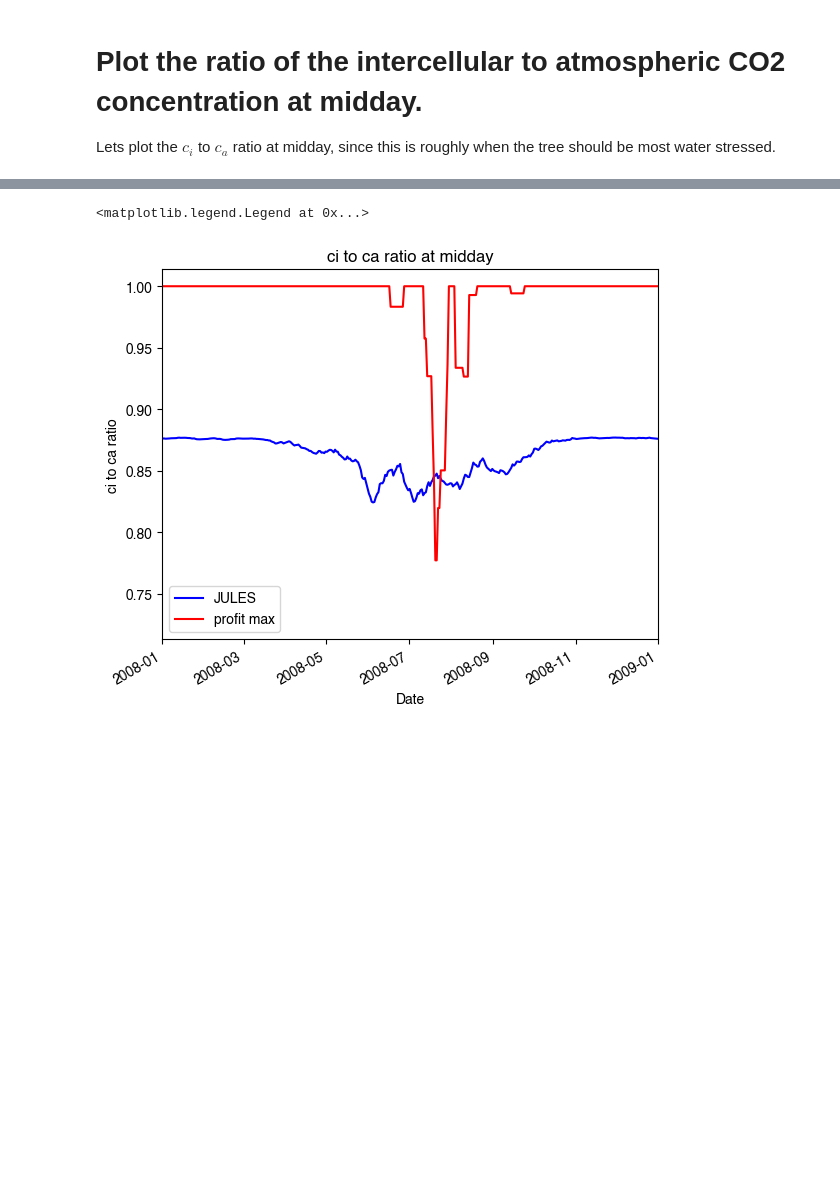
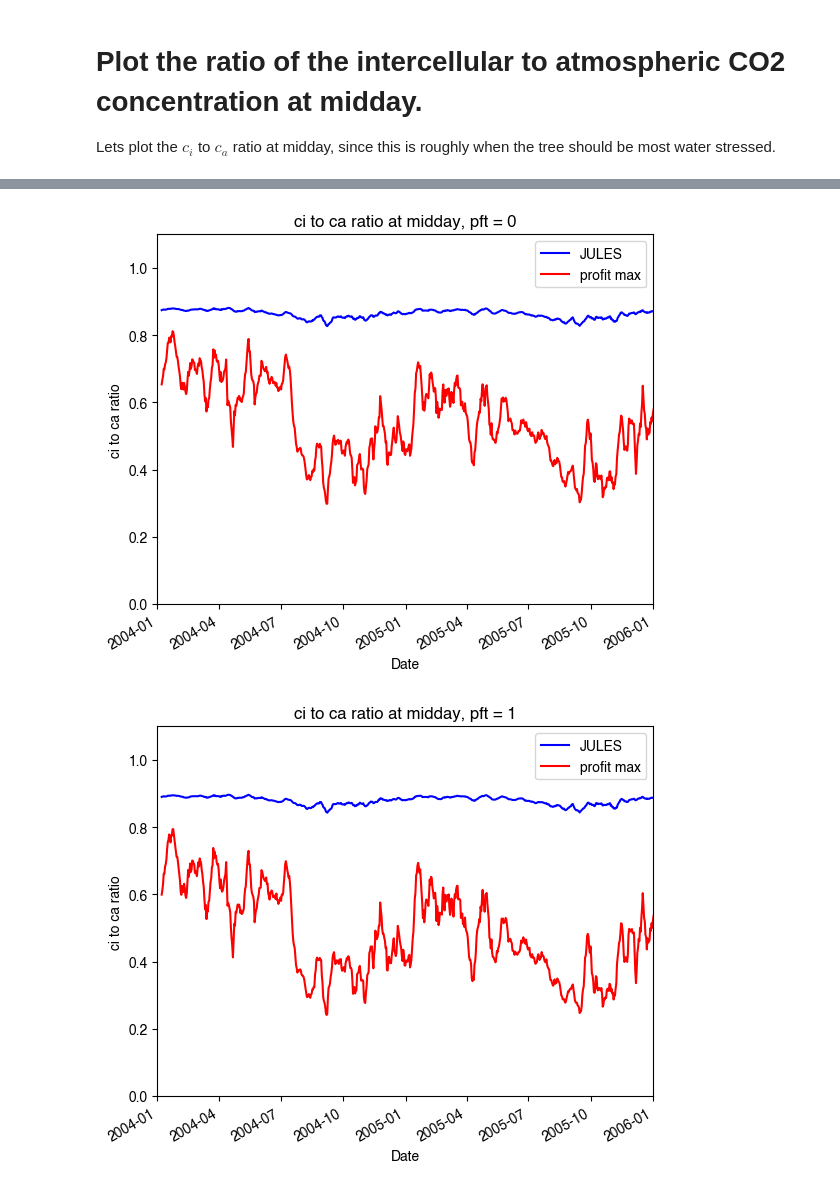
Before and after one commit to CaleBaguley/JULES-plotting-and-analysis-code, a Jupyter notebook: notebooks/File load and plot test.ipynb, the cells around one changed output, grey strips where cells are left out. Saved outputs shown, nothing was run; the diff lists cells and outputs as text; code cells hidden in the pictures; blank space fills up the shorter version.

```diff
--- a/notebooks/File load and plot test.ipynb
+++ b/notebooks/File load and plot test.ipynb
@@ -19,11 +19,20 @@ from datetime import datetime, date
 File details.
 # %%
 folder = "~/Desktop/JULES/data/data_runs/stomatal_optimisation_runs/testing/"
-file_name = "FI_Lom-fsmc_comp.H.nc"
-file_name_2 = "24_03_13_16_49_FI_Lom-JULES_vn7.4-presc0.H.nc"
+
+# FI_Lom files
+#file_name = "FI_Lom-fsmc_comp.H.nc"
+#file_name_2 = "24_03_19_12_15_FI_Lom-JULES_vn7.4-presc0.H.nc"
+
+# LBA_BAN files
+file_name = "LBA_BAN-fsmc_comp.H.nc"
+file_name_2 = "24_03_19_12_15_LBA_BAN-JULES_vn7.4-presc0.H.nc"
 
 file_address = folder + file_name
 file_address_2 = folder + file_name_2
+
+#xrange = [date(2008,1,1),date(2010,1,1)] # FI_Lom
+xrange = [date(2004,1,1),date(2006,1,1)] # LBA_BAN
 # %% [markdown]
 Load and print the file
 # %%
@@ -95,10 +128,17 @@ plot_col_at_daily_time(data.isel(pft=0), 'cica_ratio_pft', time='12:00:00', x_ra
 # %%
-plot_col_at_daily_time(data.isel(pft=0), 'cica_ratio_pft', time='12:00:00', x_range = [date(2008,1,1),date(2009,1,1)], smoothing = 10, label = 'JULES')
-plot_col_at_daily_time(data_2.isel(pft=0), 'cica_ratio_pft', time='12:00:00', x_range = [date(2008,1,1),date(2009,1,1)], smoothing = 10, c = 'red', label = 'profit max')
+for i in range(9):
 
-plt.title("ci to ca ratio at midday")
-plt.ylabel("ci to ca ratio")
-plt.legend()
+    plt.figure()
+    axis = plt.gca()
+
+    plot_col_at_daily_time(data.isel(pft=i), 'cica_ratio_pft', time='12:00:00', x_range = xrange, smoothing = 10, label = 'JULES', axis = axis)
+    plot_col_at_daily_time(data_2.isel(pft=i), 'cica_ratio_pft', time='12:00:00', x_range = xrange, smoothing = 10, c = 'red', label = 'profit max', axis = axis)
+
+    plt.ylim(0.0,1.1)
+
+    plt.title("ci to ca ratio at midday, pft = {}".format(i))
+    plt.ylabel("ci to ca ratio")
+    plt.legend()
 # %% [output]
-<matplotlib.legend.Legend at 0x...>
-[figure, old version]
+[figure, new version]
+[figure, added]
```
Also changed, not shown: parts of 13 cells of this notebook.
